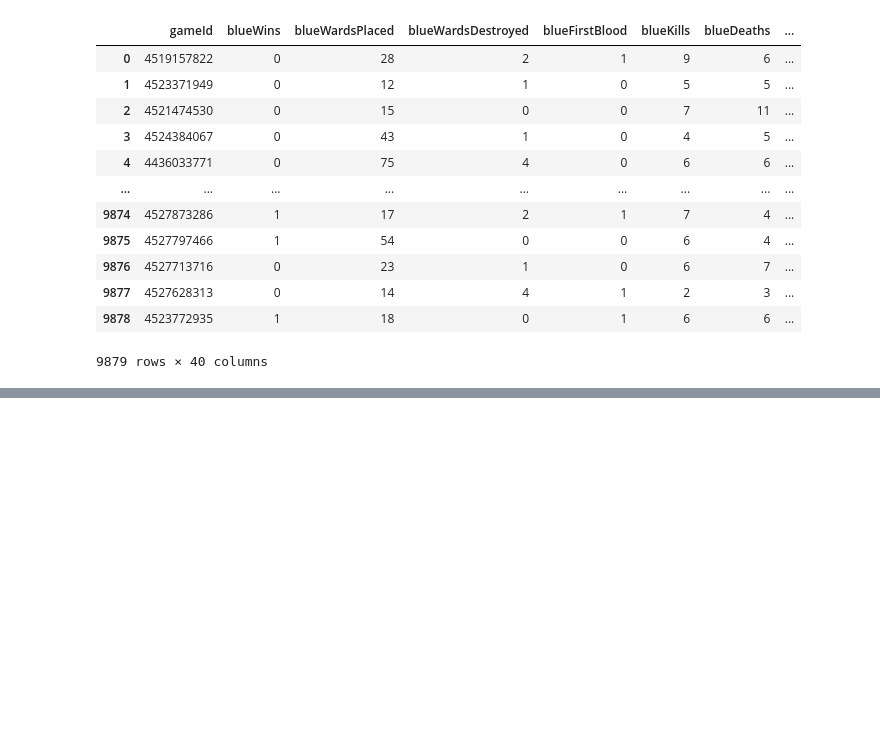
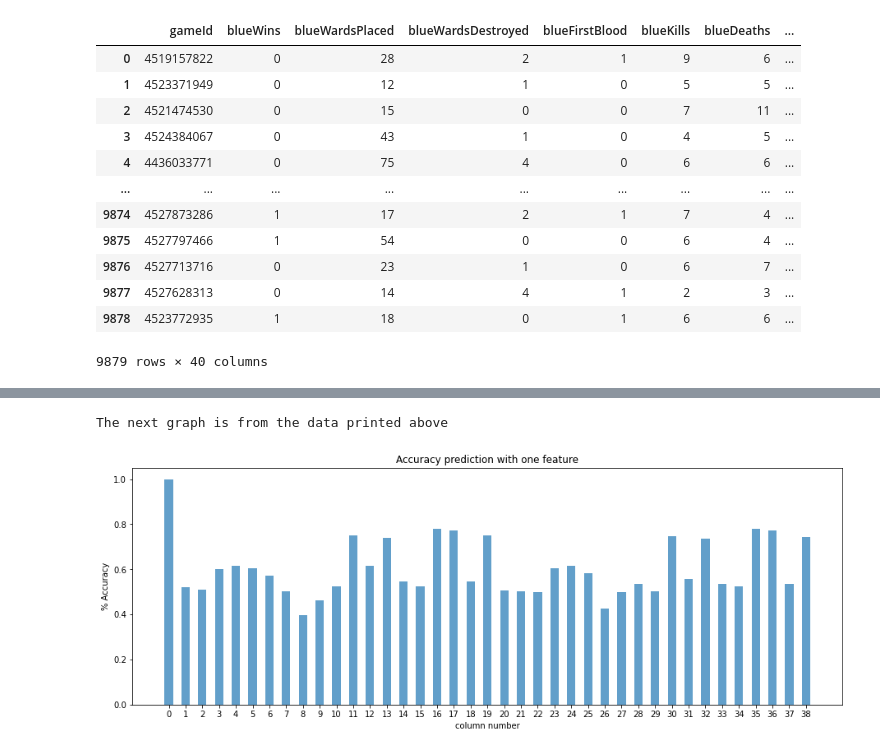
Before and after one commit to YahalomCod/Classifation-Problems, a Jupyter notebook: league-classification.ipynb, the cells around one changed output, grey strips where cells are left out. Saved outputs shown, nothing was run; the diff lists cells and outputs as text; code cells hidden in the pictures; blank space fills up the shorter version.

```diff
--- a/league-classification.ipynb
+++ b/league-classification.ipynb
@@ -19,0 +48,2 @@ league
+# %%
+league.drop(['gameId'], axis = 1, inplace=True)
@@ -19,0 +52,17 @@ league
+# %%
+y = league.blueWins
+y = np.array(y)
+x = league
+knn = KNeighborsClassifier(n_neighbors = 5)
+X = []
+Acc = []
+for i in league:
+    temp = league[i]
+    temp = pd.DataFrame(temp)
+    knn.fit(temp, y)
+    y_pred = knn.predict(temp)
+    acc = metrics.accuracy_score(y, y_pred)
+    Acc.append(acc)
+    print(i ," ",acc)
+    if acc > 0.75 and acc < 1: # Creating an array of the important features(above 0.75 accuracy for feature)
+        X.append(i)
@@ -19,0 +87,14 @@ league
+# %%
+col = np.arange(len(league.columns))
+fig = plt.figure()
+axes = fig.add_axes([0,0,2,1])
+plt.bar(col, Acc, width=0.5, alpha=0.7)
+plt.xlabel('column number')
+plt.ylabel('% Accuracy')
+axes.set_xticks(col)
+plt.title("Accuracy prediction with one feature")
+print("The next graph is from the data printed above")
+plt.show()
+# %% [output]
+The next graph is from the data printed above
+[figure, added]
```
Also changed, not shown: parts of 59 cells of this notebook.
